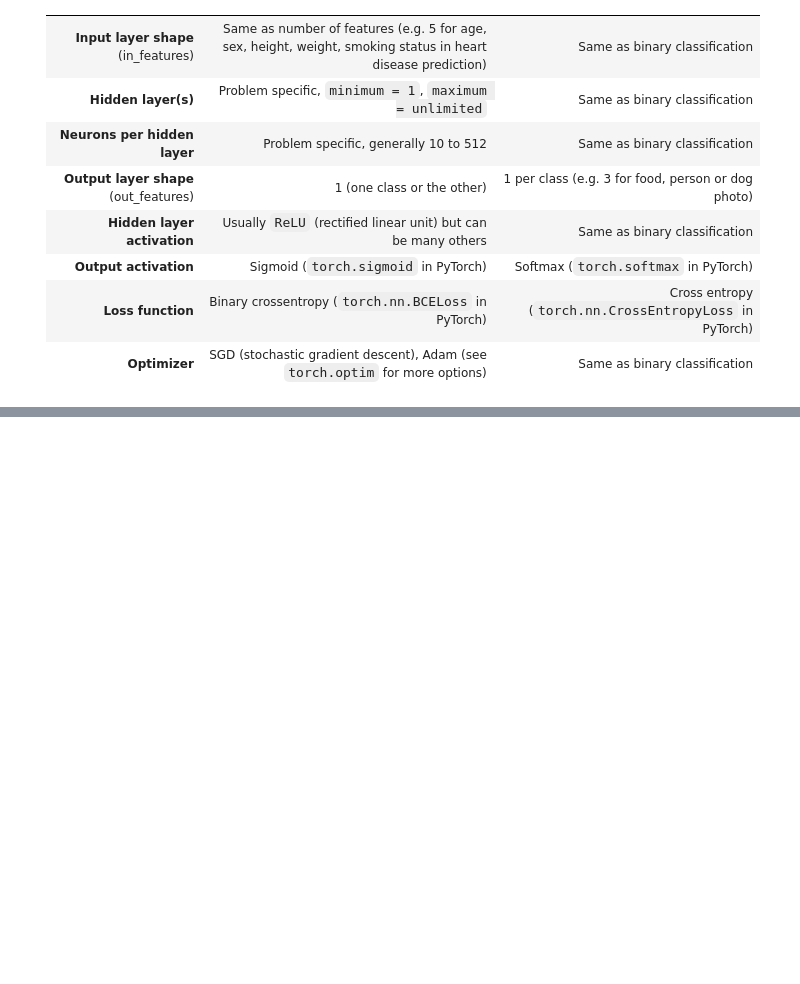
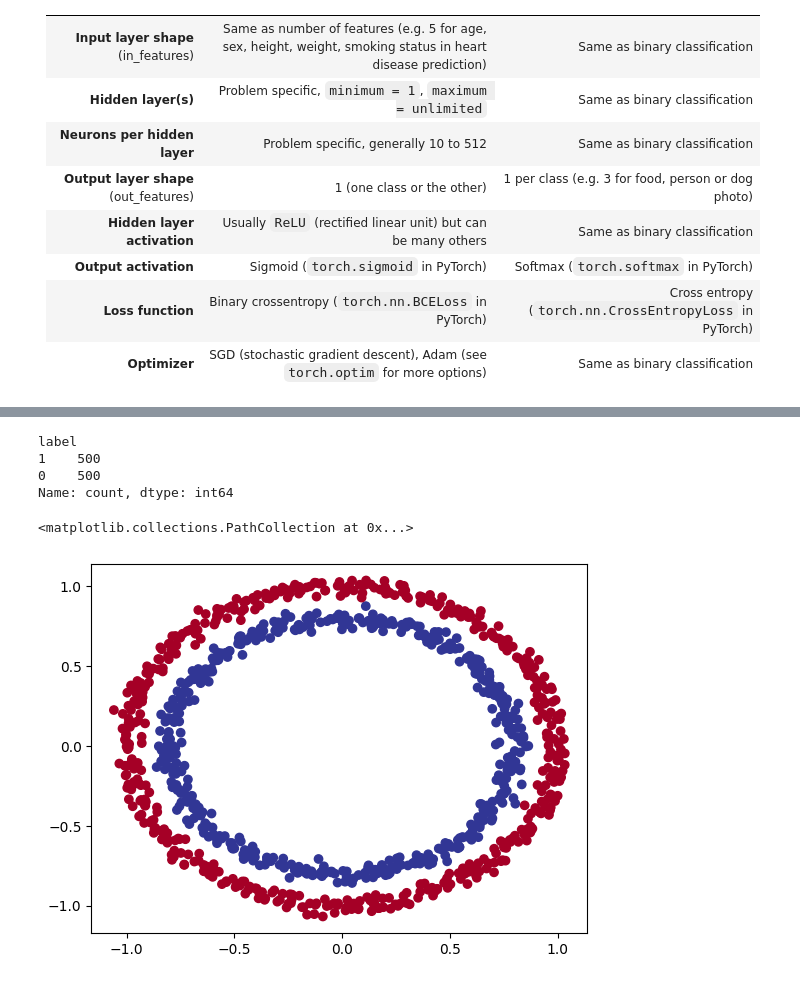
Before and after one commit to Pandagan-85/ztm_pytorch_bootcamp, a Jupyter notebook: 02_PyTorch_Neural_network_Classification.ipynb, the cells around one changed output, grey strips where cells are left out. Saved outputs shown, nothing was run; the diff lists cells and outputs as text; code cells hidden in the pictures; blank space fills up the shorter version.

```diff
--- a/02_PyTorch_Neural_network_Classification.ipynb
+++ b/02_PyTorch_Neural_network_Classification.ipynb
@@ -27,0 +30,11 @@ Il barch size sarà di 32 ([tweet LeCun](https://x.com/ylecun/status/98961020849
+# %%
+import sklearn
+from sklearn.datasets import make_circles
+
+# Make 1000 samples
+n_samples = 1000
+
+# create circles
+X, y = make_circles(n_samples,
+                   noise=0.03,
+                   random_state=42)
@@ -27,0 +80,19 @@ Il barch size sarà di 32 ([tweet LeCun](https://x.com/ylecun/status/98961020849
+# %%
+circles.label.value_counts()
+# %% [output]
+label
+1    500
+0    500
+Name: count, dtype: int64
+# %%
+# Visualize visualize visualize
+import matplotlib.pyplot as plt
+plt.scatter(
+    x = X[:,0],
+    y = X[:,1],
+    c=y,
+    cmap=plt.cm.RdYlBu
+)
+# %% [output]
+<matplotlib.collections.PathCollection at 0x...>
+[figure, added]
```
Also changed, not shown: parts of 77 cells of this notebook, 3 other files.
